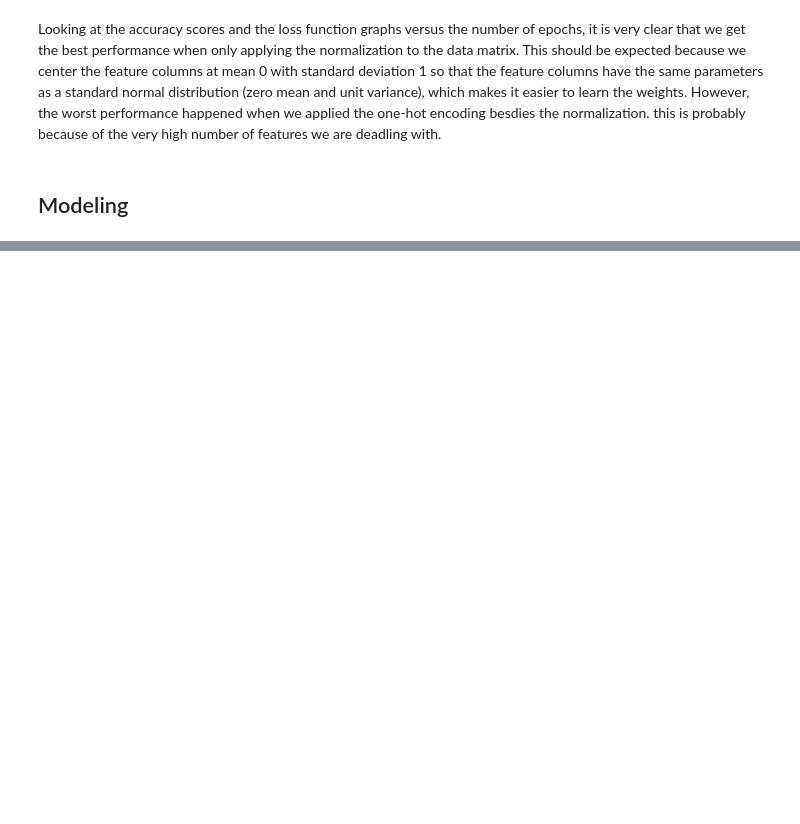
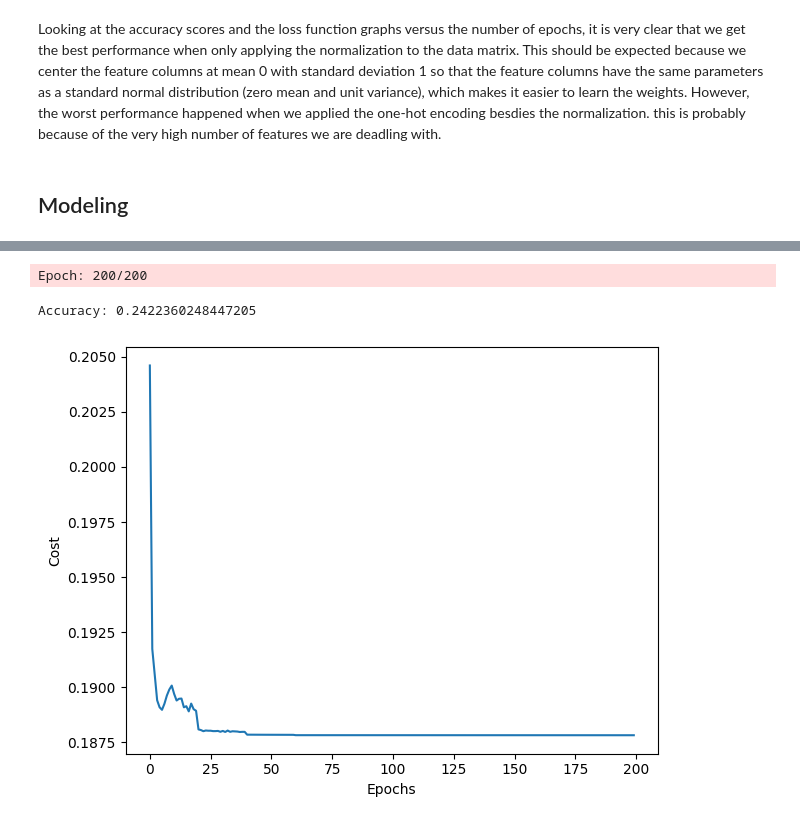
Before and after one commit to abdelllrazekkk/Lab-Four-Multi-Layer-Perceptron, a Jupyter notebook: Lab-Four-The Multi-Layer Perceptron.ipynb, the cells around one changed output, grey strips where cells are left out. Drawn from its saved outputs; the diff is of its cells as text; code cells hidden in the pictures; blank space fills up the shorter version.

```diff
--- a/Lab-Four-The Multi-Layer Perceptron.ipynb
+++ b/Lab-Four-The Multi-Layer Perceptron.ipynb
@@ -1667,0 +1960,25 @@ One idea (required for 7000 level students):  Implement adaptive momentum (AdaM)
+# %%
+"""Training on our data"""
+#notice the new "n_hidden_4" in the initialization to control the number of units in the hidden layer
+vals_new_4 = {'n_hidden_1':50, 'n_hidden_2':50, 'n_hidden_3':50, 'n_hidden_4':50,
+         'C':1e-2, 'epochs':200, 'eta':0.01,
+         'alpha':0.1, 'decrease_const':0.1,
+         'decrease_iter':20,
+         'minibatches':int(len(X_train)/2),
+         'shuffle':True,'random_state':1}
+
+nn = FiveLPMiniBatch_withAdaM(**vals_new_4)
+
+nn.fit(X_train, y_train, print_progress=50)
+yhat = nn.predict(X_test)
+print('Accuracy:',accuracy_score(y_test,yhat))
+
+plt.plot(range(len(nn.cost_)), nn.cost_)
+plt.ylabel('Cost')
+plt.xlabel('Epochs')
+plt.tight_layout()
+plt.show()
+# %% [output]
+Epoch: 200/200
+Accuracy: 0.2422360248447205
+[figure, added]
```
Also changed, not shown: parts of 32 cells of this notebook.
